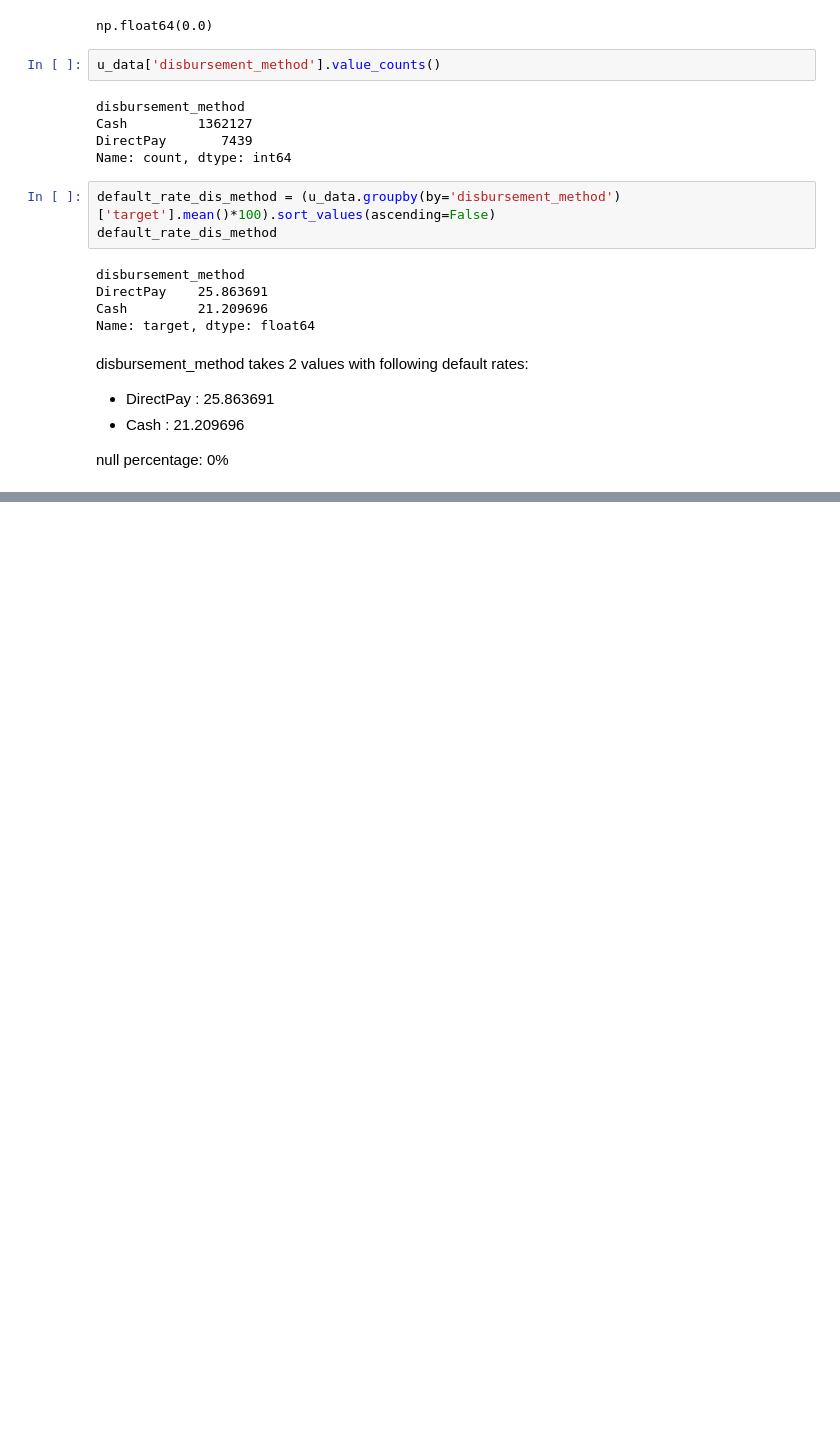
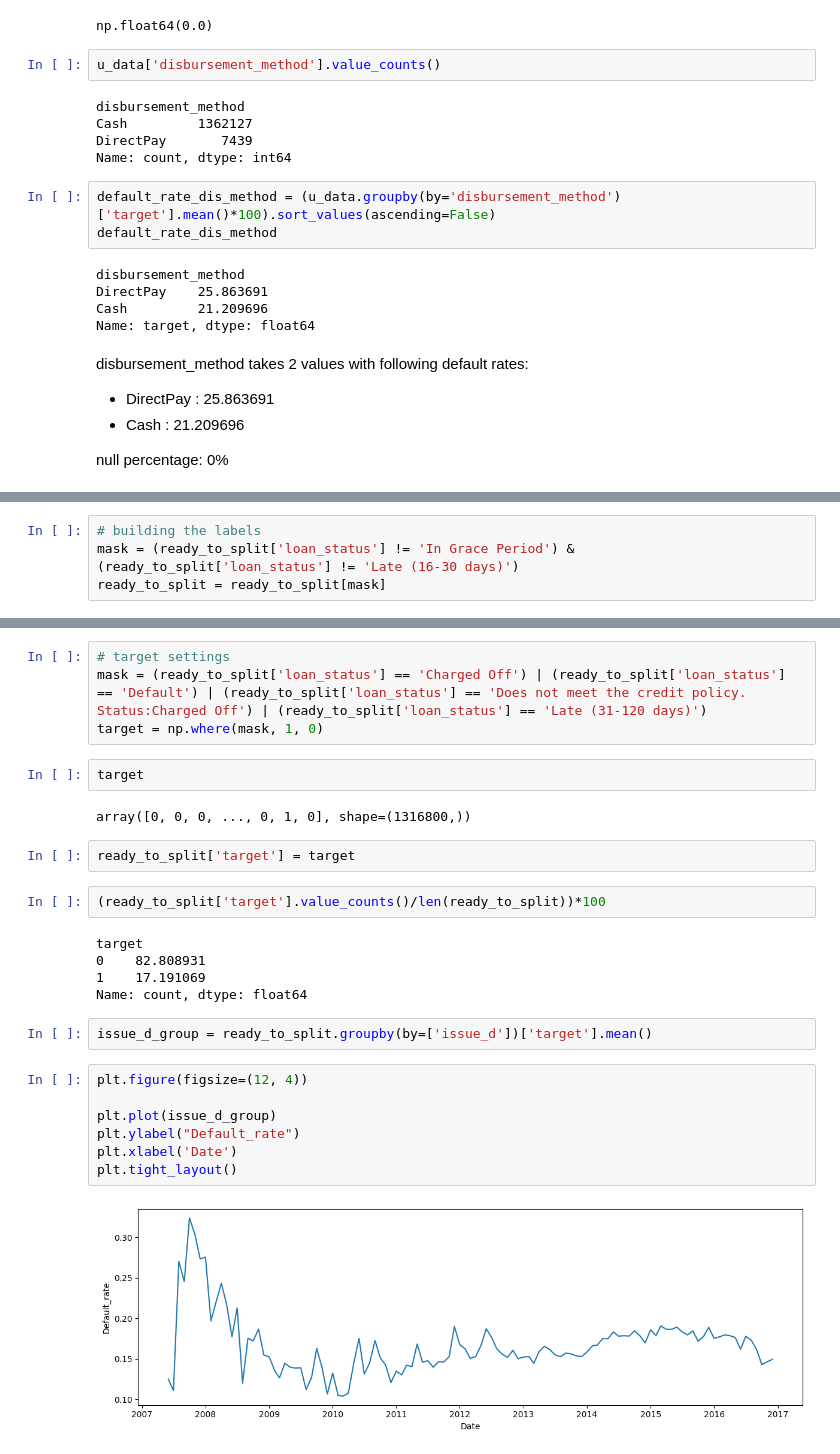
Before and after one commit to Ak62007/Credit-Risk-Default-Prediction-System, a Jupyter notebook: notebooks/01_eda_initial_exploration.ipynb, the cells around one changed output, grey strips where cells are left out. Drawn from its saved outputs; the diff is of its cells as text; blank space fills up the shorter version.

```diff
--- a/notebooks/01_eda_initial_exploration.ipynb
+++ b/notebooks/01_eda_initial_exploration.ipynb
@@ -1668,0 +1774,4 @@ null percentage: 0%
+# %%
+# building the labels
+mask = (ready_to_split['loan_status'] != 'In Grace Period') & (ready_to_split['loan_status'] != 'Late (16-30 days)')
+ready_to_split = ready_to_split[mask]
@@ -1668,0 +1794,28 @@ null percentage: 0%
+# %%
+# target settings
+mask = (ready_to_split['loan_status'] == 'Charged Off') | (ready_to_split['loan_status'] == 'Default') | (ready_to_split['loan_status'] == 'Does not meet the credit policy. Status:Charged Off') | (ready_to_split['loan_status'] == 'Late (31-120 days)')
+target = np.where(mask, 1, 0)
+# %%
+target
+# %% [output]
+array([0, 0, 0, ..., 0, 1, 0], shape=(1316800,))
+# %%
+ready_to_split['target'] = target
+# %%
+(ready_to_split['target'].value_counts()/len(ready_to_split))*100
+# %% [output]
+target
+0    82.808931
+1    17.191069
+Name: count, dtype: float64
+# %%
+issue_d_group = ready_to_split.groupby(by=['issue_d'])['target'].mean()
+# %%
+plt.figure(figsize=(12, 4))
+
+plt.plot(issue_d_group)
+plt.ylabel("Default_rate")
+plt.xlabel('Date')
+plt.tight_layout()
+# %% [output]
+[figure, added]
```
Also changed, not shown: parts of 22 cells of this notebook, 2 other files.
